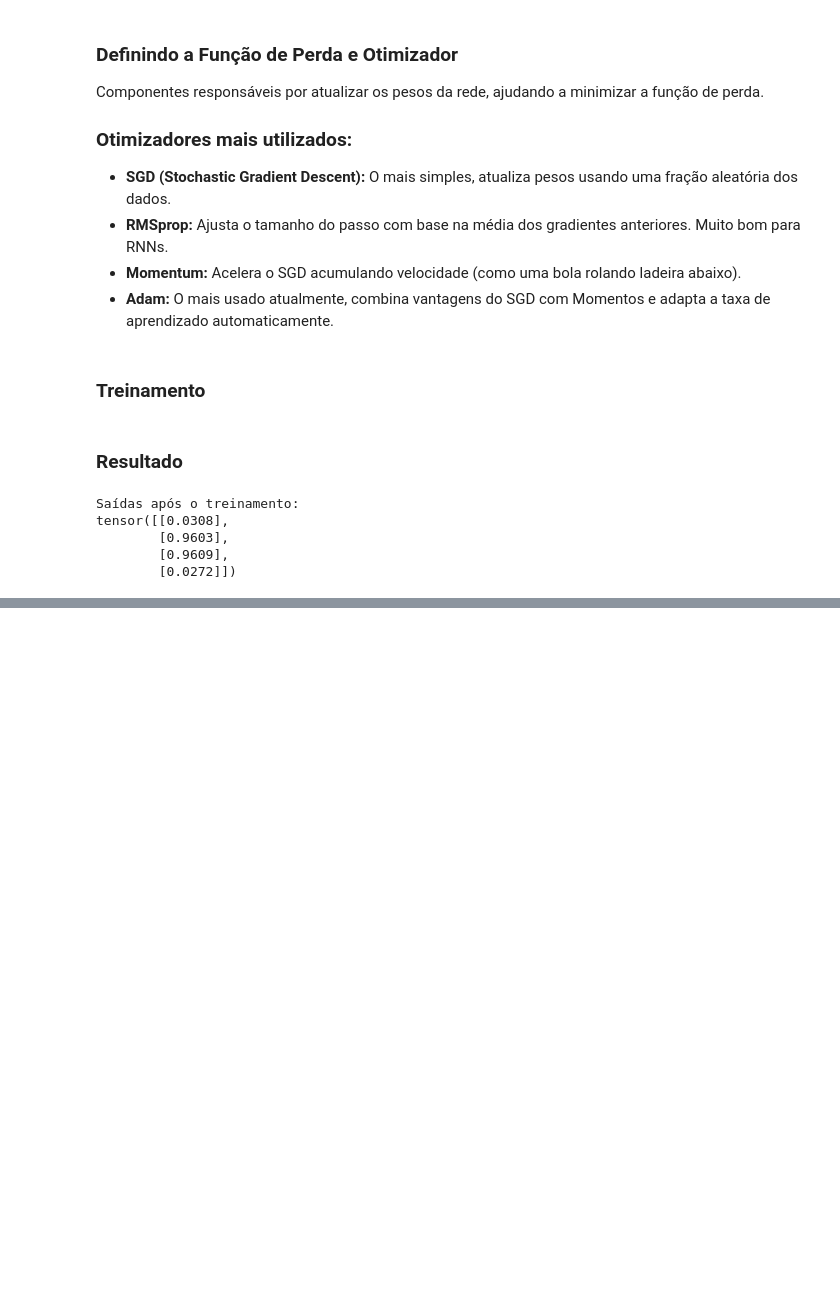
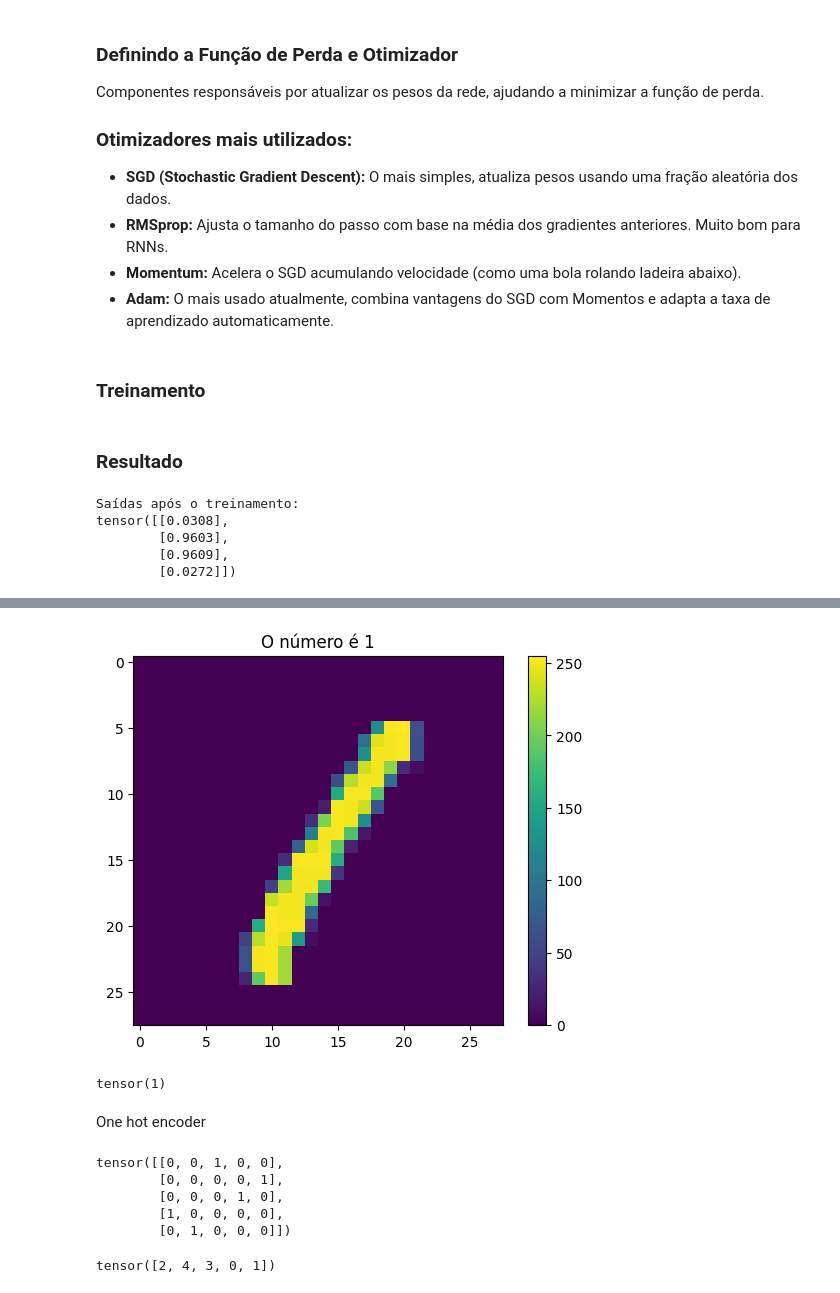
Before and after one commit to JessicaMayumi/ml-playground, a Jupyter notebook: day2.ipynb, the cells around one changed output, grey strips where cells are left out. Saved outputs shown, nothing was run; the diff lists cells and outputs as text; code cells hidden in the pictures; blank space fills up the shorter version.

```diff
--- a/day2.ipynb
+++ b/day2.ipynb
@@ -133,0 +414,2 @@ tensor([[0.0308],
+# %%
+x, y = torch.load('MNIST\\processed\\training.pt')
@@ -133,0 +464,13 @@ tensor([[0.0308],
+# %%
+plt.imshow(x[3].numpy())
+plt.title(f'O número é {y[3]. numpy()}')
+plt.colorbar()
+plt.show()
+# %% [output]
+[figure, added]
+# %%
+y[3]
+# %% [output]
+tensor(1)
+# %% [markdown]
+One hot encoder
@@ -133,0 +479,12 @@ tensor([[0.0308],
+# %%
+F.one_hot(y_original)
+# %% [output]
+tensor([[0, 0, 1, 0, 0],
+        [0, 0, 0, 0, 1],
+        [0, 0, 0, 1, 0],
+        [1, 0, 0, 0, 0],
+        [0, 1, 0, 0, 0]])
+# %%
+y_original
+# %% [output]
+tensor([2, 4, 3, 0, 1])
```
Also changed, not shown: parts of 74 cells of this notebook, 11 other files.
